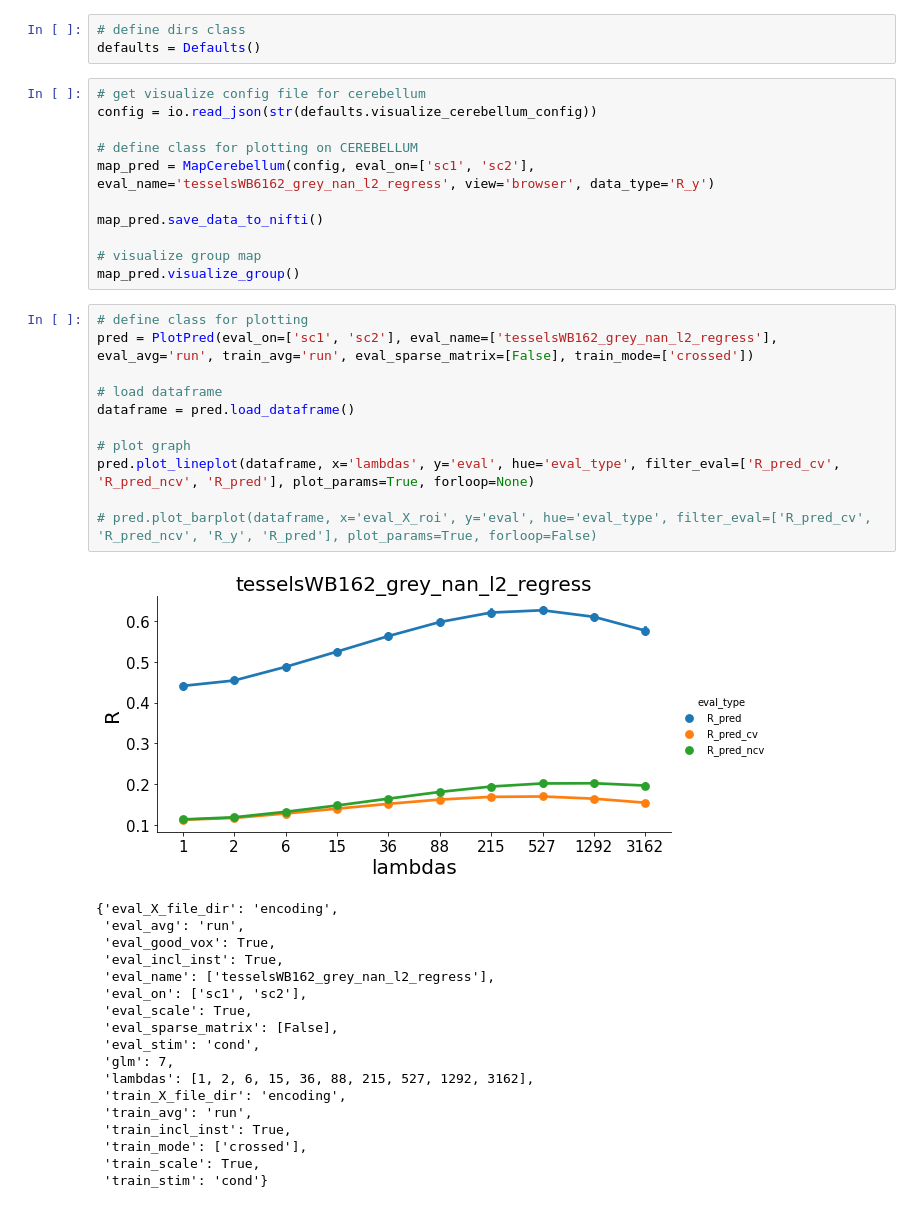
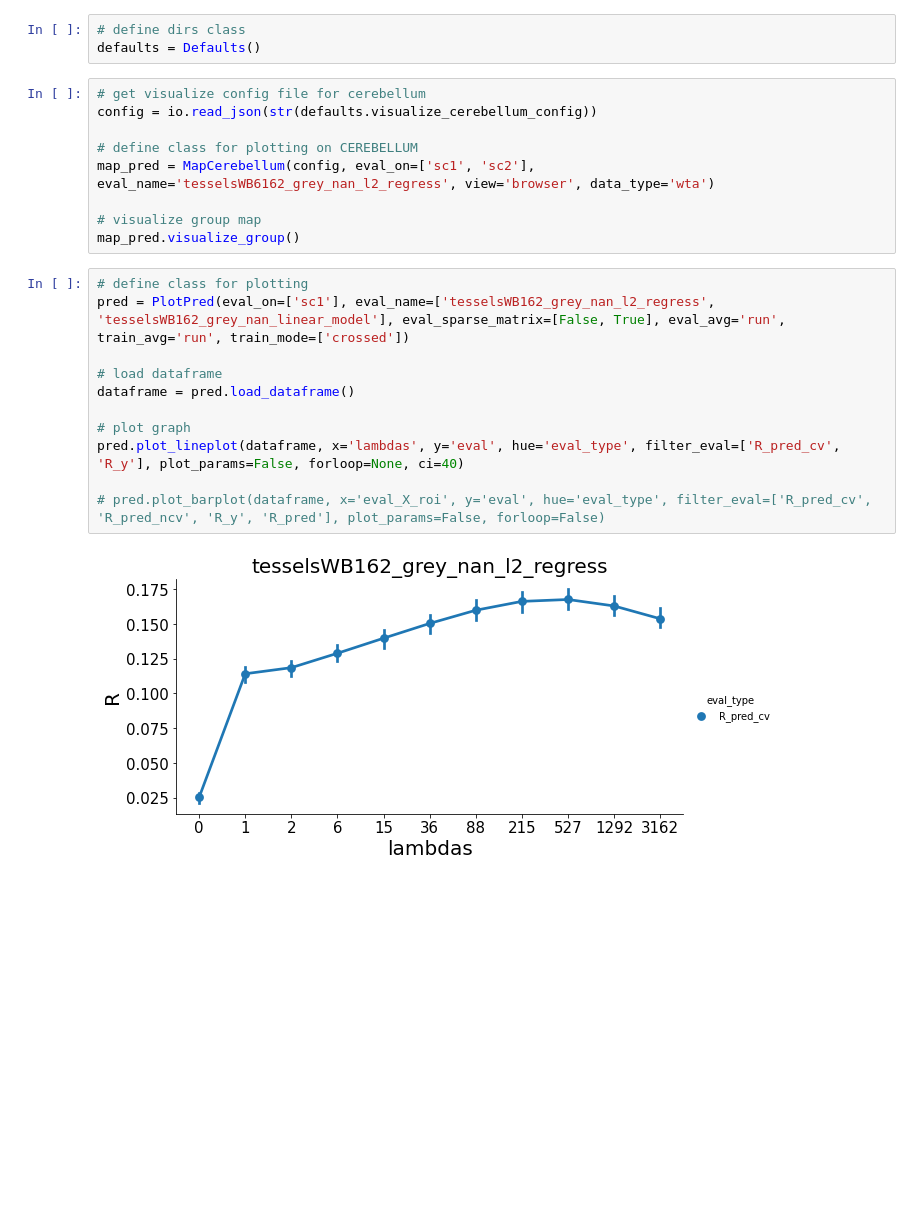
Before and after one commit to maedbhk/cerebellum_connectivity, a Jupyter notebook: notebooks/1.0-mk-visualize_maps.ipynb, the cells around one changed output. Cells and saved outputs as stored; diff of their text form; blank space fills up the shorter version.

Commit message:
new visualize maps

```diff
--- a/notebooks/1.0-mk-visualize_maps.ipynb
+++ b/notebooks/1.0-mk-visualize_maps.ipynb
@@ -27,39 +30,20 @@ defaults = Defaults()
 config = io.read_json(str(defaults.visualize_cerebellum_config))
 
 # define class for plotting on CEREBELLUM
-map_pred = MapCerebellum(config, eval_on=['sc1', 'sc2'], eval_name='tesselsWB6162_grey_nan_l2_regress', view='browser', data_type='R_y')
-
-map_pred.save_data_to_nifti()
+map_pred = MapCerebellum(config, eval_on=['sc1', 'sc2'], eval_name='tesselsWB6162_grey_nan_l2_regress', view='browser', data_type='wta')
 
 # visualize group map
 map_pred.visualize_group()
 # %%
 # define class for plotting
-pred = PlotPred(eval_on=['sc1', 'sc2'], eval_name=['tesselsWB162_grey_nan_l2_regress'], eval_avg='run', train_avg='run', eval_sparse_matrix=[False], train_mode=['crossed'])
+pred = PlotPred(eval_on=['sc1'], eval_name=['tesselsWB162_grey_nan_l2_regress', 'tesselsWB162_grey_nan_linear_model'], eval_sparse_matrix=[False, True], eval_avg='run', train_avg='run', train_mode=['crossed'])
 
 # load dataframe
 dataframe = pred.load_dataframe()
 
 # plot graph
-pred.plot_lineplot(dataframe, x='lambdas', y='eval', hue='eval_type', filter_eval=['R_pred_cv', 'R_pred_ncv', 'R_pred'], plot_params=True, forloop=None)
+pred.plot_lineplot(dataframe, x='lambdas', y='eval', hue='eval_type', filter_eval=['R_pred_cv', 'R_y'], plot_params=False, forloop=None, ci=40)
 
-# pred.plot_barplot(dataframe, x='eval_X_roi', y='eval', hue='eval_type', filter_eval=['R_pred_cv', 'R_pred_ncv', 'R_y', 'R_pred'], plot_params=True, forloop=False)
+# pred.plot_barplot(dataframe, x='eval_X_roi', y='eval', hue='eval_type', filter_eval=['R_pred_cv', 'R_pred_ncv', 'R_y', 'R_pred'], plot_params=False, forloop=False)
 # %% [output]
-[figure, old version]
+[figure, new version]
-{'eval_X_file_dir': 'encoding',
- 'eval_avg': 'run',
- 'eval_good_vox': True,
- 'eval_incl_inst': True,
- 'eval_name': ['tesselsWB162_grey_nan_l2_regress'],
- 'eval_on': ['sc1', 'sc2'],
- 'eval_scale': True,
- 'eval_sparse_matrix': [False],
- 'eval_stim': 'cond',
- 'glm': 7,
- 'lambdas': [1, 2, 6, 15, 36, 88, 215, 527, 1292, 3162],
- 'train_X_file_dir': 'encoding',
- 'train_avg': 'run',
- 'train_incl_inst': True,
- 'train_mode': ['crossed'],
- 'train_scale': True,
- 'train_stim': 'cond'}
```
Also changed, not shown: parts of 1 cell of this notebook, 5 other files.
